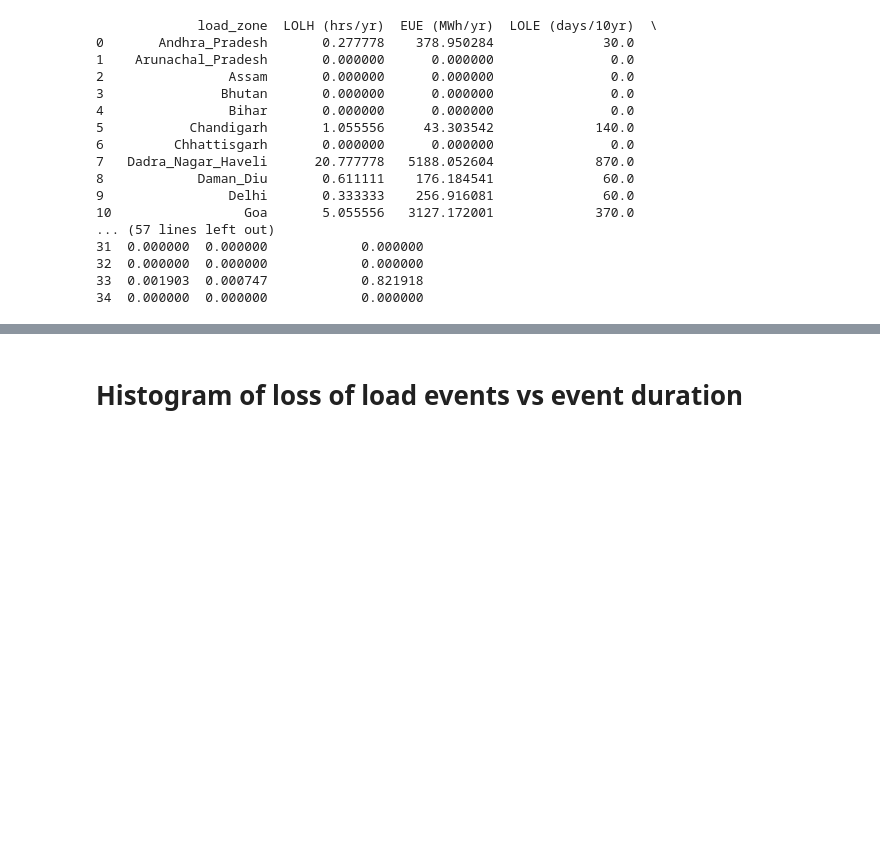
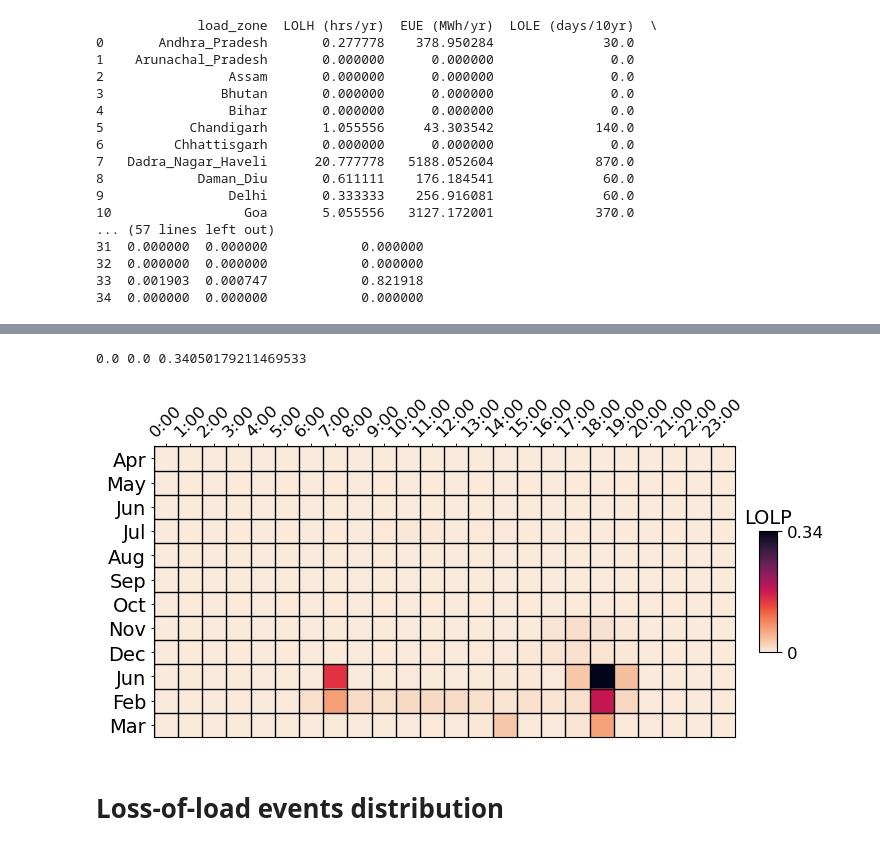
Before and after one commit to cetlab-ucsb/gridpath_india_viz, a Jupyter notebook: software/ra-results_viz.ipynb, the cells around one changed output, grey strips where cells are left out. Cells and saved outputs as stored; diff of their text form; code cells hidden in the pictures; blank space fills up the shorter version.

```diff
--- a/software/ra-results_viz.ipynb
+++ b/software/ra-results_viz.ipynb
@@ -469,2 +545,66 @@ plot_metrics(lol_events_df,metrics_duration)
+# %%
+print(LOLP_[0, 18], LOLP_.min(), LOLP_.max())
+
+fig, ax = plt.subplots(figsize = (7.5, 7.5))
+
+month_    = ['Apr', 'May', 'Jun', 'Jul', 'Aug', 'Sep', 'Oct', 'Nov', 'Dec', 'Jun', 'Feb', 'Mar']
+interval_ = [ f'{interval}:00' for interval in np.arange(24, dtype = int)]
+
+_cmap = sns.color_palette("rocket_r", as_cmap = True)
+
+LOLP_p = LOLP_.copy()
+LOLP_p[LOLP_ == 0.] = np.nan
+ax.matshow(LOLP_,
+           cmap   = _cmap,
+           vmin   = 0.,
+           extent = [0, 24, 12, 0])
+
+ax.set_yticks(range(len(month_)), []*len(month_))
+ax.set_xticks(range(len(interval_)), []*len(interval_))
+
+ax.set_yticks(np.arange(len(month_), dtype = int) + 0.5, month_,
+              rotation = 0,
+              minor    = True,
+              size     = 14)
+
+ax.set_xticks(np.arange(len(interval_), dtype = int) + 0.5, interval_,
+              rotation = 45,
+              minor    = True,
+              size     = 12)
+
+ax.tick_params(which  = 'major',
+               bottom = False,
+               left   = False,
+               top    = False)
+
+ax.tick_params(which  = 'minor',
+               bottom = False,
+               top    = True)
+
+ax.grid(which     = 'major',
+        color     = 'k',
+        linestyle = '-',
+        linewidth = 1.)
+
+cbar = fig.colorbar(cm.ScalarMappable(cmap = _cmap),
+                    cax = ax.inset_axes([25, 3.5, .75, 5], transform = ax.transData),
+                    orientation = 'vertical')
+
+cbar.set_ticks([0, 1], labels = ['0', f'{np.round(LOLP_.max(), 2)}'], size = 12)
+#cbar.ax.tick_params(length = 0)
+cbar.ax.set_title('LOLP', rotation = 0, size = 14)
+
+plt.savefig(path_to_save_images + '/zone-level_LOLP_heatmap.png',
+            bbox_inches = 'tight',
+            dpi         = 600)
+
+plt.savefig(path_to_save_images + '/zone-level_LOLP_heatmap.pdf',
+            bbox_inches = 'tight',
+            dpi         = 600)
+
+plt.show()
+# %% [output]
+0.0 0.0 0.34050179211469533
+[figure, added]
 # %% [markdown]
-# Histogram of loss of load events vs event duration
+# Loss-of-load events distribution
```
Also changed, not shown: parts of 30 cells of this notebook.
